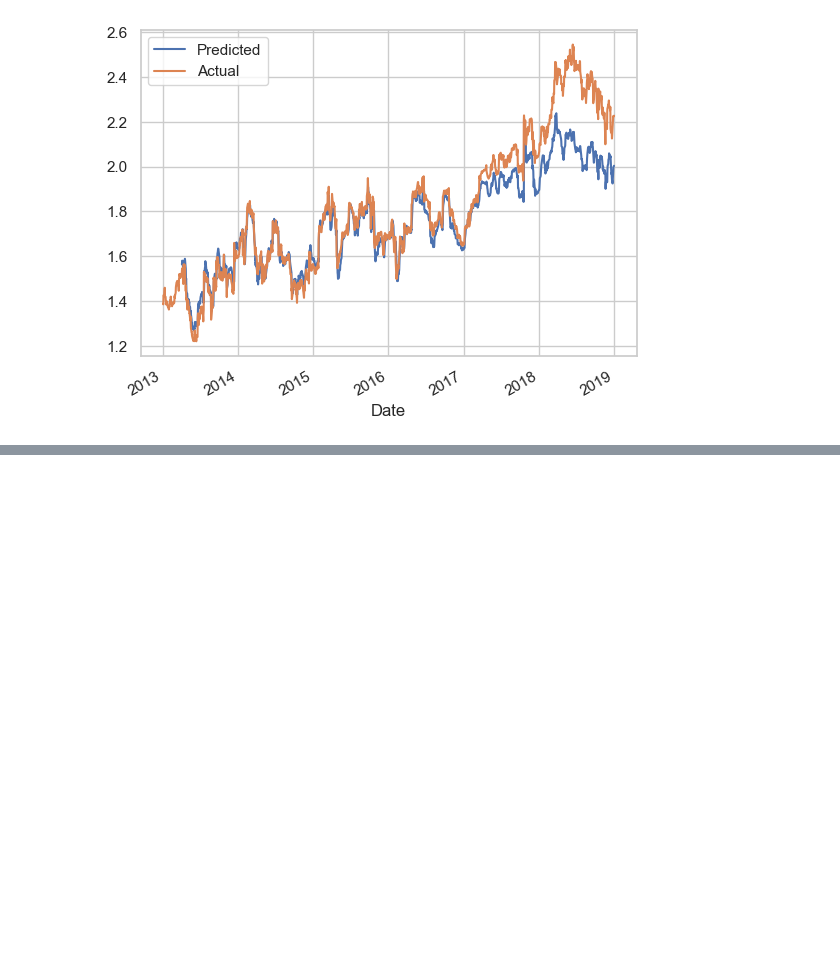
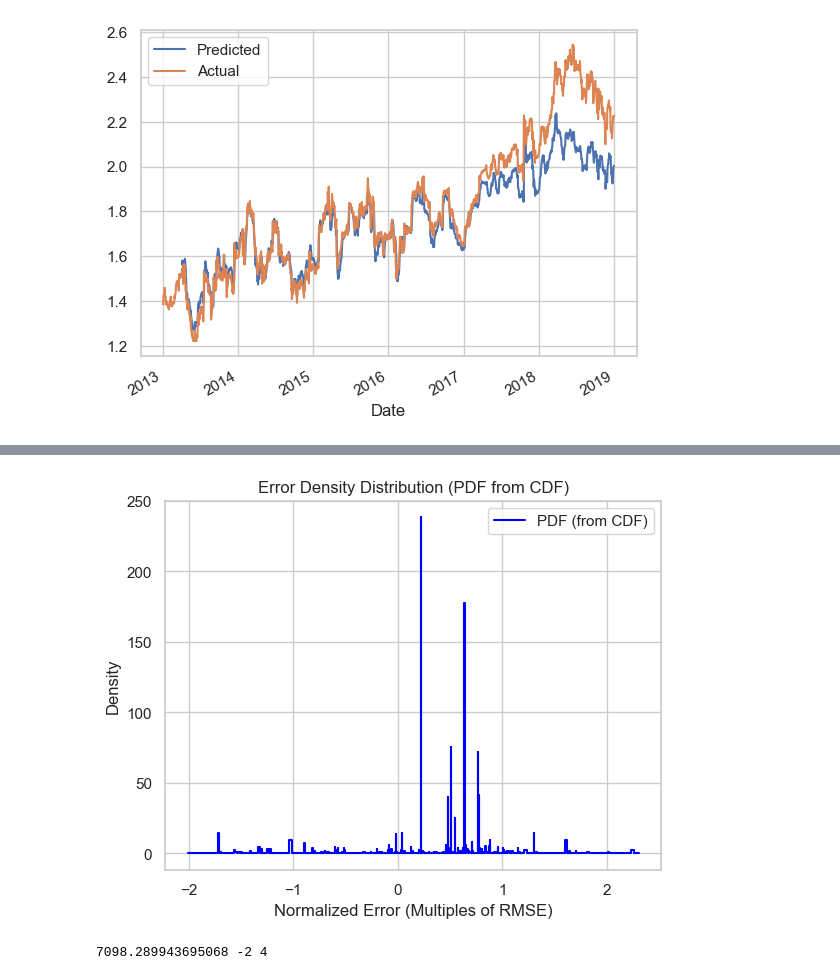
Before and after one commit to Amination-Gogia/Pairs-Trading-Dec-2024, a Jupyter notebook: Week-1/Assignment_attempt_2.ipynb, the cells around one changed output, grey strips where cells are left out. Saved outputs shown, nothing was run; the diff lists cells and outputs as text; code cells hidden in the pictures; blank space fills up the shorter version.

```diff
--- a/Week-1/Assignment_attempt_2.ipynb
+++ b/Week-1/Assignment_attempt_2.ipynb
@@ -603,0 +675,44 @@ plt.legend(["Predicted", "Actual"])
+# %%
+sorted_errors = np.sort(normalized_errors)
+cumulative_percentages = np.arange(1, len(sorted_errors) + 1) / len(sorted_errors)
+x_vals = sorted_errors
+pdf_vals = np.diff(cumulative_percentages, prepend=0) / np.diff(sorted_errors, prepend=sorted_errors[0])
+plt.step(x_vals, pdf_vals, label="PDF (from CDF)", where='mid', color='blue')
+plt.xlabel("Normalized Error (Multiples of RMSE)")
+plt.ylabel("Density")
+plt.title("Error Density Distribution (PDF from CDF)")
+plt.legend()
+plt.grid(True)
+plt.show()
+# %% [output]
+[figure, added]
+# %%
+money = 0
+countS1 = 0
+countS2 = 0
+money_lis = []
+
+x_trans = poly.transform(X[['prev_day_ratio', 'ratio_change_lag', 'avg_5','avg_60', 'std_60']][62:])
+for i in range(462,1510):
+
+    ratio_pred =  lin.predict((x_trans[i - 62]).reshape(1, -1))
+    if ratio_pred + 0.0*(rmse) < ratio[i] and ratio[i] < ratio_pred + 0.5 * (rmse):
+        countS1 -= 1
+        countS2 += int(ratio[i])
+        money += S1[i] - int(ratio[i]) * S2[i]
+
+    elif ratio_pred - 0.0 * rmse > ratio[i] and ratio[i] > ratio_pred - 0.5 * rmse:
+        countS1 += 1
+        countS2 -= int(ratio[i])
+        money -= S1[i] - int(ratio[i]) * S2[i]
+
+    else:
+        countS1 = 0
+        countS2 = 0
+        money += S1[i] * countS1 + countS2 * S2[i]
+
+    money_lis.append(money)
+
+print(money,countS1,countS2)
+# %% [output]
+7098.289943695068 -2 4
```
Also changed, not shown: parts of 19 cells of this notebook.
